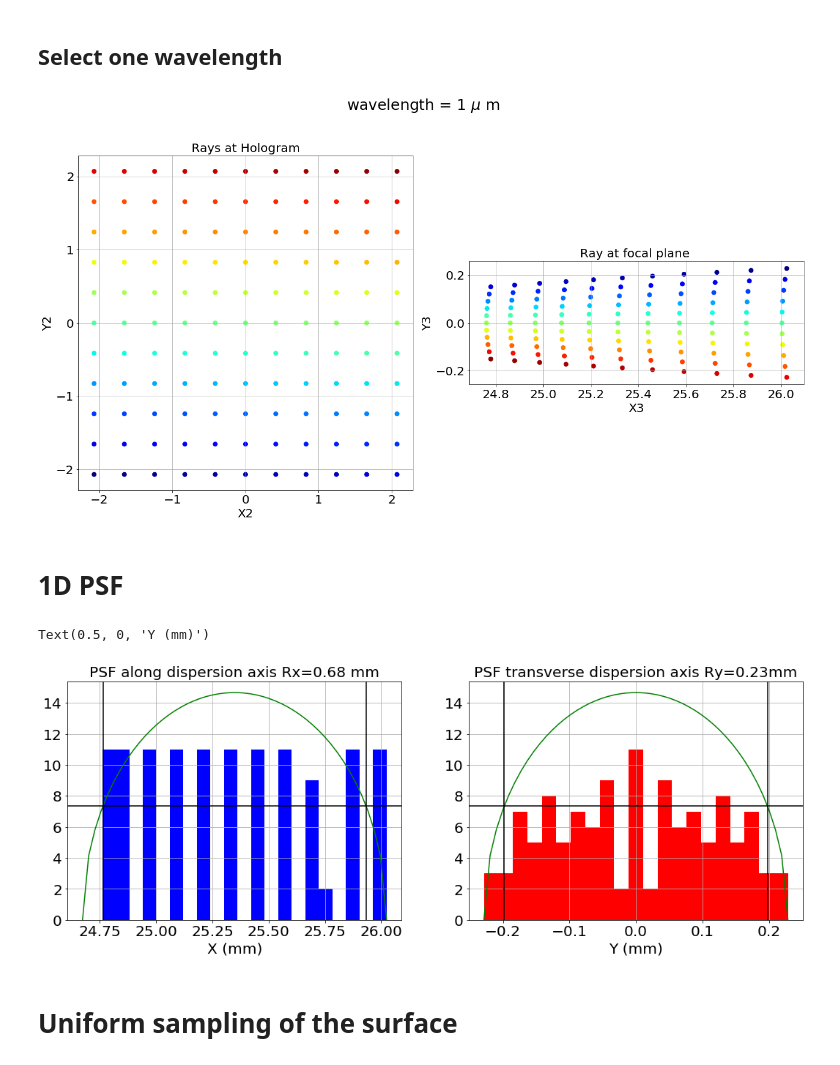
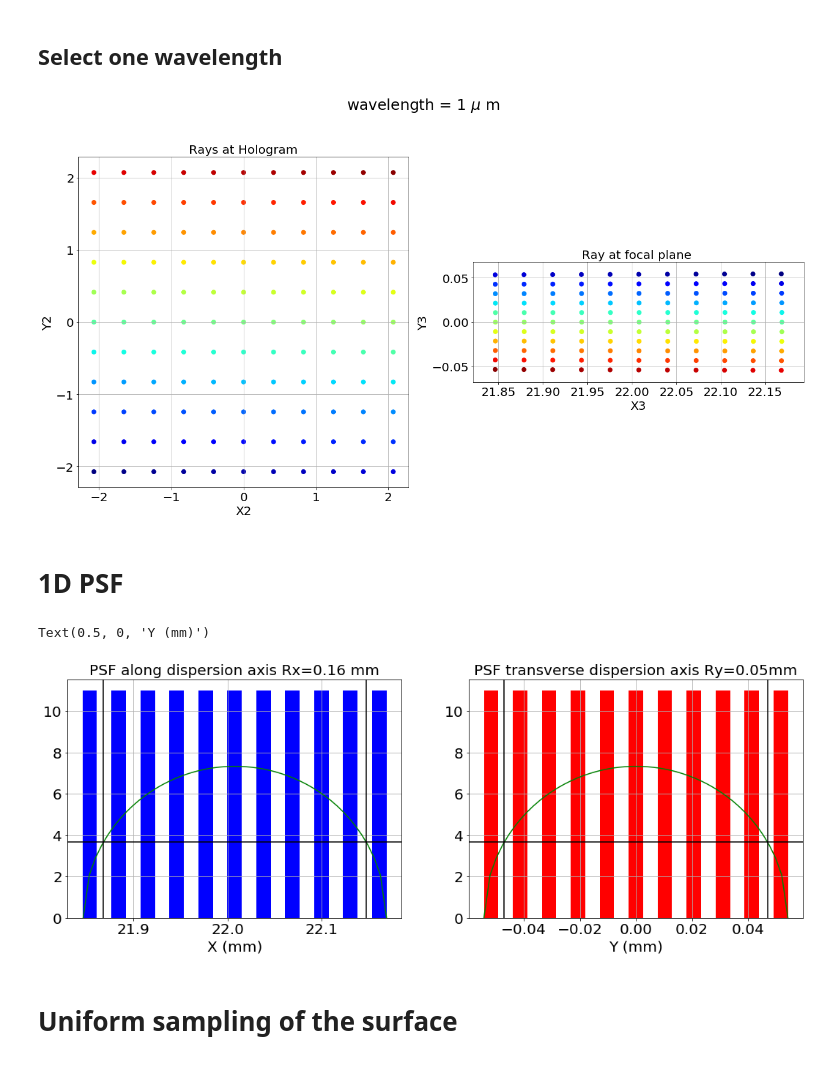
Before and after one commit to sylvielsstfr/OpticSimWthB4, a Jupyter notebook: DrawPSF/notebooks/DrawInterpolatedPSF.ipynb, the cells around one changed output. Saved outputs shown, nothing was run; the diff lists cells and outputs as text; code cells hidden in the pictures.

```diff
--- a/DrawPSF/notebooks/DrawInterpolatedPSF.ipynb
+++ b/DrawPSF/notebooks/DrawInterpolatedPSF.ipynb
@@ -273,11 +273,11 @@ df_R350
 # %% [markdown]
 # Choose disperser
 # %%
-FLAG_R400 = True
+FLAG_R400 = False
 FLAG_R300 = False
 FLAG_R350 = False
 FLAG_R200 = False
-FLAG_HOE = False
+FLAG_HOE = True
 # %%
 Beam4_Rayfile
 # %% [output]
@@ -415,7 +417,7 @@ ax2.set_title("Ray at focal plane ")
 plt.suptitle("wavelength = 1 $\mu$ m",Y=1.1,fontsize=25)
 plt.tight_layout()
 # %% [output]
-[figure, old version]
+[figure, new version]
 # %% [markdown]
 # 1D PSF
 # %%
@@ -438,36 +440,36 @@ counts2, bins2 = h2
 NPOINTS=50
 all_x=np.linspace(-RX,RX,NPOINTS)
 all_y=np.linspace(-RY,RY,NPOINTS)
-DX=4/NBINS*NBEAMS*(2*RX)
-DY=4/NBINS*NBEAMS*(2*RY)
+DX=2/NBINS*NBEAMS*(2*RX)
+DY=2/NBINS*NBEAMS*(2*RY)
 
 Yx=1/np.pi/RX*DX*np.sqrt(1-all_x**2/RX**2)
 Yy=1/np.pi/RY*DY*np.sqrt(1-all_y**2/RY**2)
 YxMax=1/np.pi/RX*DX
 YyMax=1/np.pi/RY*DY
 
 #ax1.hist(Xpos,bins=NBINS,facecolor="blue",density=True)
 ax1.hist(bins1[:-1], bins1, weights=counts1,facecolor="blue",density=False)
 ax1.plot(all_x+Xpos.mean(),Yx,color='green')
 ax1.grid()
 ax1.set_title("PSF along dispersion axis Rx={:2.2f} mm".format(RX))
 ax1.axhline(y=YxMax/2,color="k")
 ax1.axvline(x=-np.sqrt(3)*RX/2.+Xpos.mean(),color="k")
 ax1.axvline(x=np.sqrt(3)*RX/2.+Xpos.mean(),color="k")
 ax1.set_xlabel("X (mm)")
 
 #ax2.hist(Ypos,bins=NBINS,facecolor="red",density=True)
 ax2.hist(bins2[:-1], bins2, weights=counts2,facecolor="red",density=False)
 ax2.plot(all_y+Ypos.mean(),Yy,color="green")
 ax2.axhline(y=YyMax/2.,color="k")
 ax2.axvline(x=-np.sqrt(3)*RY/2.+Ypos.mean(),color="k")
 ax2.axvline(x=np.sqrt(3)*RY/2.+Ypos.mean(),color="k")
 ax2.grid()
 ax2.set_title("PSF transverse dispersion axis Ry={:2.2f}mm".format(RY))
 ax2.set_xlabel("Y (mm)")
 # %% [output]
 Text(0.5, 0, 'Y (mm)')
-[figure, old version]
+[figure, new version]
 # %% [markdown]
 # Uniform sampling of the surface
 # %%
```
Also changed, not shown: parts of 9 cells of this notebook.
